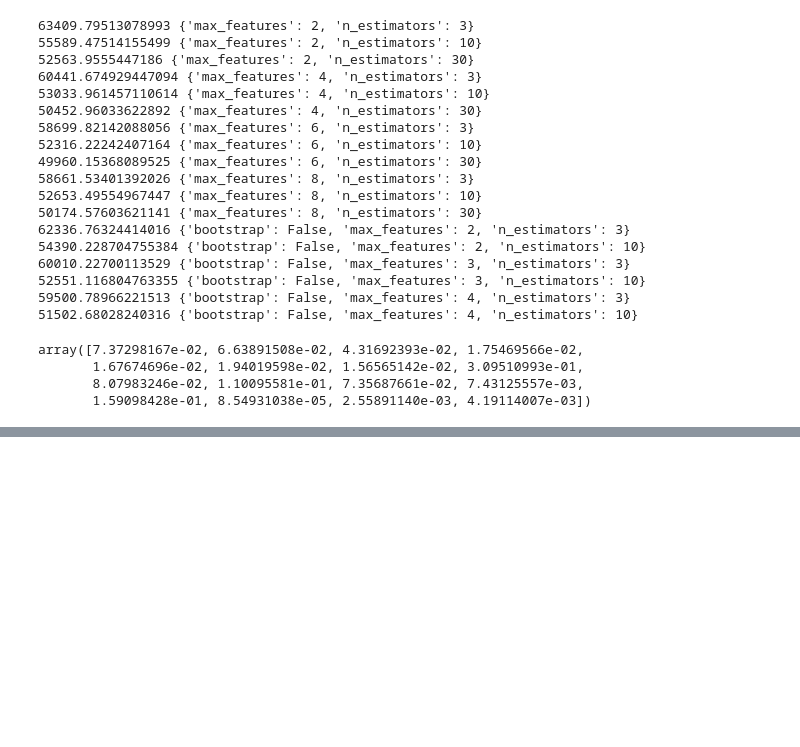
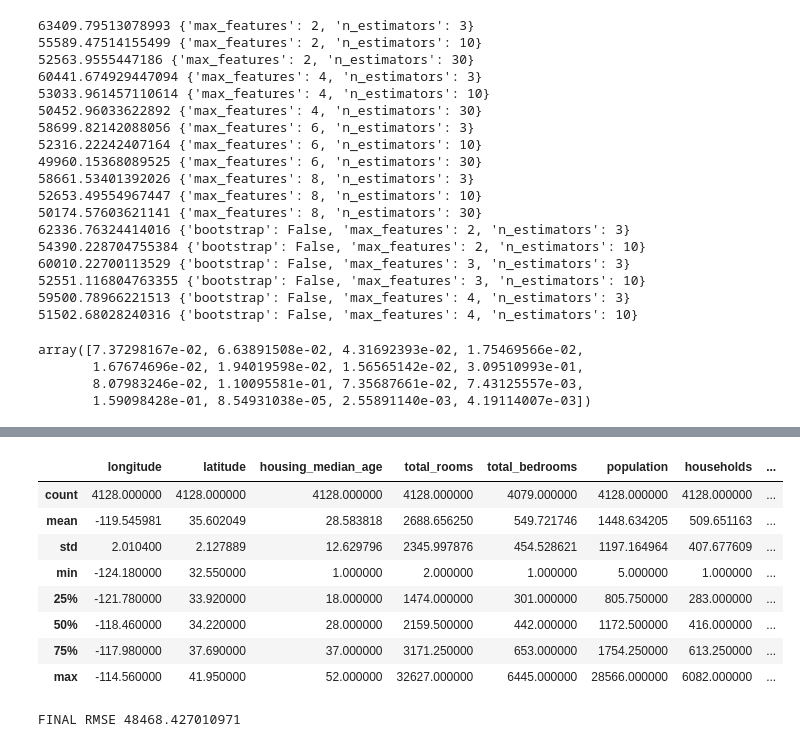
Before and after one commit to martn2023/housing-prices-ML-supervised-learning, a Jupyter notebook: 4_prepare_data_for_ML.ipynb, the cells around one changed output, grey strips where cells are left out. Saved outputs shown, nothing was run; the diff lists cells and outputs as text; code cells hidden in the pictures; blank space fills up the shorter version.

Commit message:
final RSME evaluated, without confidence intervals

```diff
--- a/4_prepare_data_for_ML.ipynb
+++ b/4_prepare_data_for_ML.ipynb
@@ -518,0 +504,28 @@ nearly zero causality of prices. Was not expecting that.
+# %%
+# Import the test dataset, which is missing numerical values and encoding on ocean proximity
+test_csv_path = os.path.join(PROJECT_FILE_PATH, "stratified_testing_20.csv")
+full_stratified_test_data = pandas.read_csv(test_csv_path)
+full_stratified_test_data.describe() # confirms only 20% of ~20,000 rows
+# %% [output]
+|  | longitude | latitude | housing_median_age | total_rooms | total_bedrooms | population | households | ... |
+| count | 4128.000000 | 4128.000000 | 4128.000000 | 4128.000000 | 4079.000000 | 4128.000000 | 4128.000000 | ... |
+| mean | -119.545981 | 35.602049 | 28.583818 | 2688.656250 | 549.721746 | 1448.634205 | 509.651163 | ... |
+| std | 2.010400 | 2.127889 | 12.629796 | 2345.997876 | 454.528621 | 1197.164964 | 407.677609 | ... |
+| min | -124.180000 | 32.550000 | 1.000000 | 2.000000 | 1.000000 | 5.000000 | 1.000000 | ... |
+| 25% | -121.780000 | 33.920000 | 18.000000 | 1474.000000 | 301.000000 | 805.750000 | 283.000000 | ... |
+| 50% | -118.460000 | 34.220000 | 28.000000 | 2159.500000 | 442.000000 | 1172.500000 | 416.000000 | ... |
+| 75% | -117.980000 | 37.690000 | 37.000000 | 3171.250000 | 653.000000 | 1754.250000 | 613.250000 | ... |
+| max | -114.560000 | 41.950000 | 52.000000 | 32627.000000 | 6445.000000 | 28566.000000 | 6082.000000 | ... |
+# %%
+# test data didn't originally work due to column name inconsistencies
+X_test_prepared = pandas.DataFrame(full_pipeline.transform(X_test), columns=full_attribs)
+
+final_predictions = final_model.predict(X_test_prepared)
+
+'''Final evaluation of test data shows an RSME of 48,468, which is is a bit worse than what the book found at 47,730
+'''
+final_mse = mean_squared_error(y_test, final_predictions)
+final_rmse = numpy.sqrt(final_mse)
+print(f"FINAL RMSE: {final_rmse}")
+# %% [output]
+FINAL RMSE 48468.427010971
```
Also changed, not shown: parts of 1 cell of this notebook.
